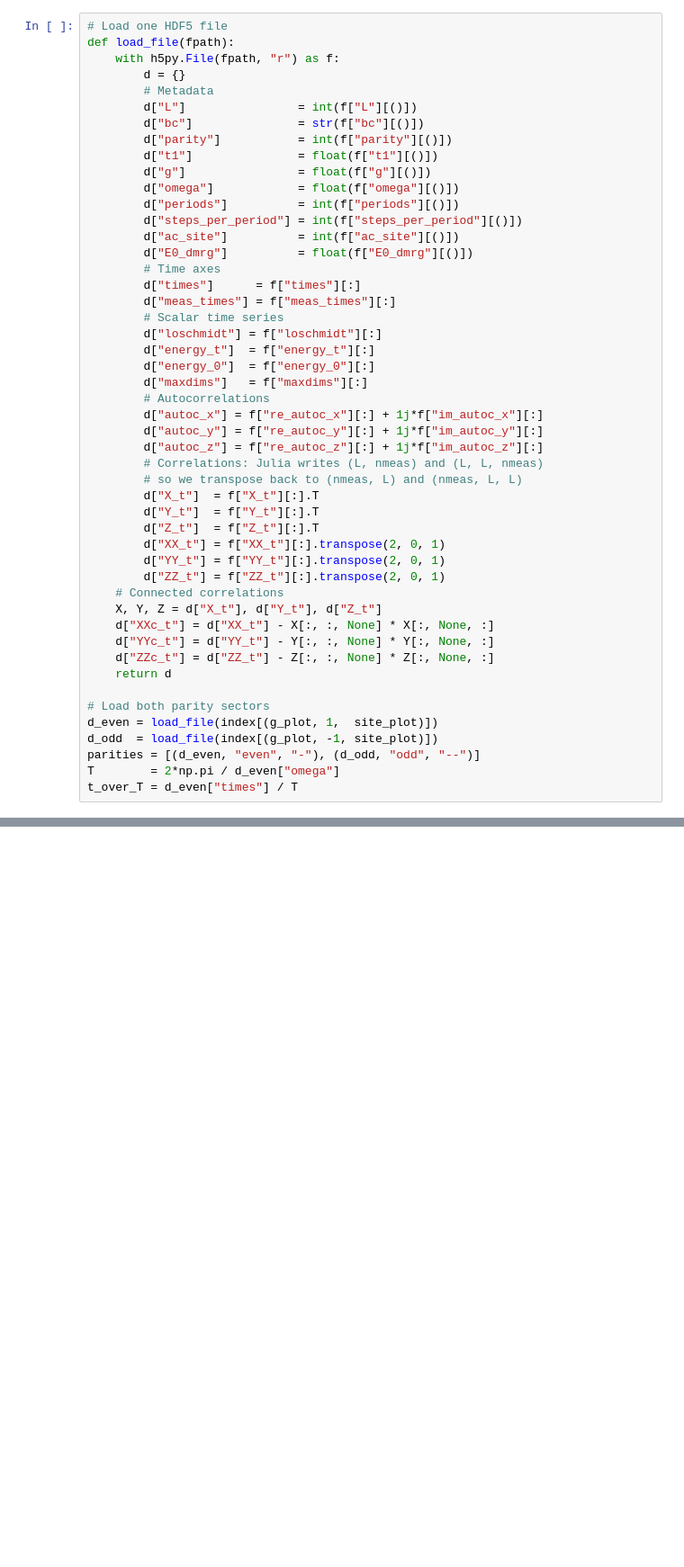
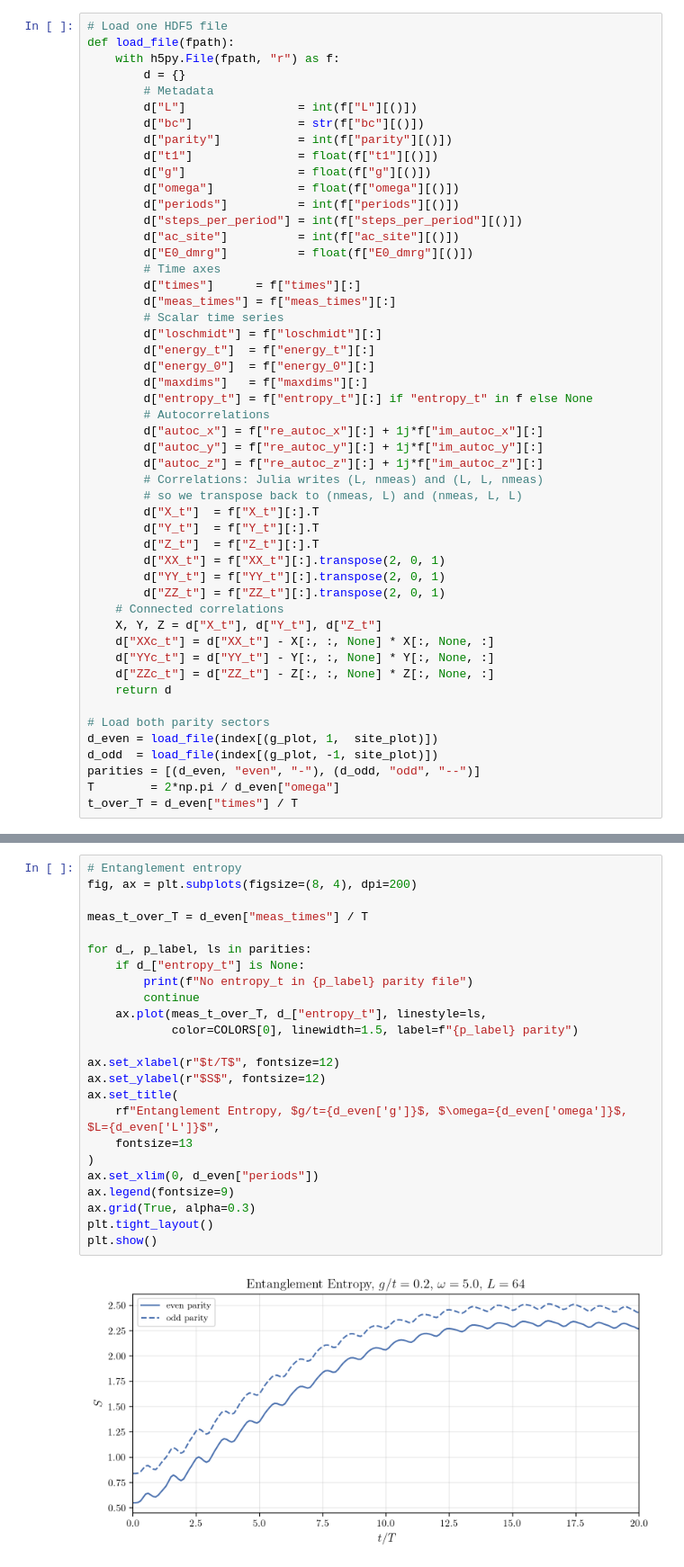
Before and after one commit to wholdhus/majorana_chain_dynamics, a Jupyter notebook: results/tebd_plots.ipynb, the cells around one changed output, grey strips where cells are left out. Shown at 90% size. Saved outputs shown, nothing was run; the diff lists cells and outputs as text; blank space fills up the shorter version.

```diff
--- a/results/tebd_plots.ipynb
+++ b/results/tebd_plots.ipynb
@@ -70,6 +74,7 @@ def load_file(fpath):
         d["energy_t"]  = f["energy_t"][:]
         d["energy_0"]  = f["energy_0"][:]
         d["maxdims"]   = f["maxdims"][:]
+        d["entropy_t"] = f["entropy_t"][:] if "entropy_t" in f else None
         # Autocorrelations
         d["autoc_x"] = f["re_autoc_x"][:] + 1j*f["im_autoc_x"][:]
         d["autoc_y"] = f["re_autoc_y"][:] + 1j*f["im_autoc_y"][:]
@@ -207,0 +224,26 @@ plt.show()
+# %%
+# Entanglement entropy
+fig, ax = plt.subplots(figsize=(8, 4), dpi=200)
+
+meas_t_over_T = d_even["meas_times"] / T
+
+for d_, p_label, ls in parities:
+    if d_["entropy_t"] is None:
+        print(f"No entropy_t in {p_label} parity file")
+        continue
+    ax.plot(meas_t_over_T, d_["entropy_t"], linestyle=ls,
+            color=COLORS[0], linewidth=1.5, label=f"{p_label} parity")
+
+ax.set_xlabel(r"$t/T$", fontsize=12)
+ax.set_ylabel(r"$S$", fontsize=12)
+ax.set_title(
+    rf"Entanglement Entropy, $g/t={d_even['g']}$, $\omega={d_even['omega']}$, $L={d_even['L']}$",
+    fontsize=13
+)
+ax.set_xlim(0, d_even["periods"])
+ax.legend(fontsize=9)
+ax.grid(True, alpha=0.3)
+plt.tight_layout()
+plt.show()
+# %% [output]
+[figure, added]
```
Also changed, not shown: parts of 7 cells of this notebook, 1 other file.
